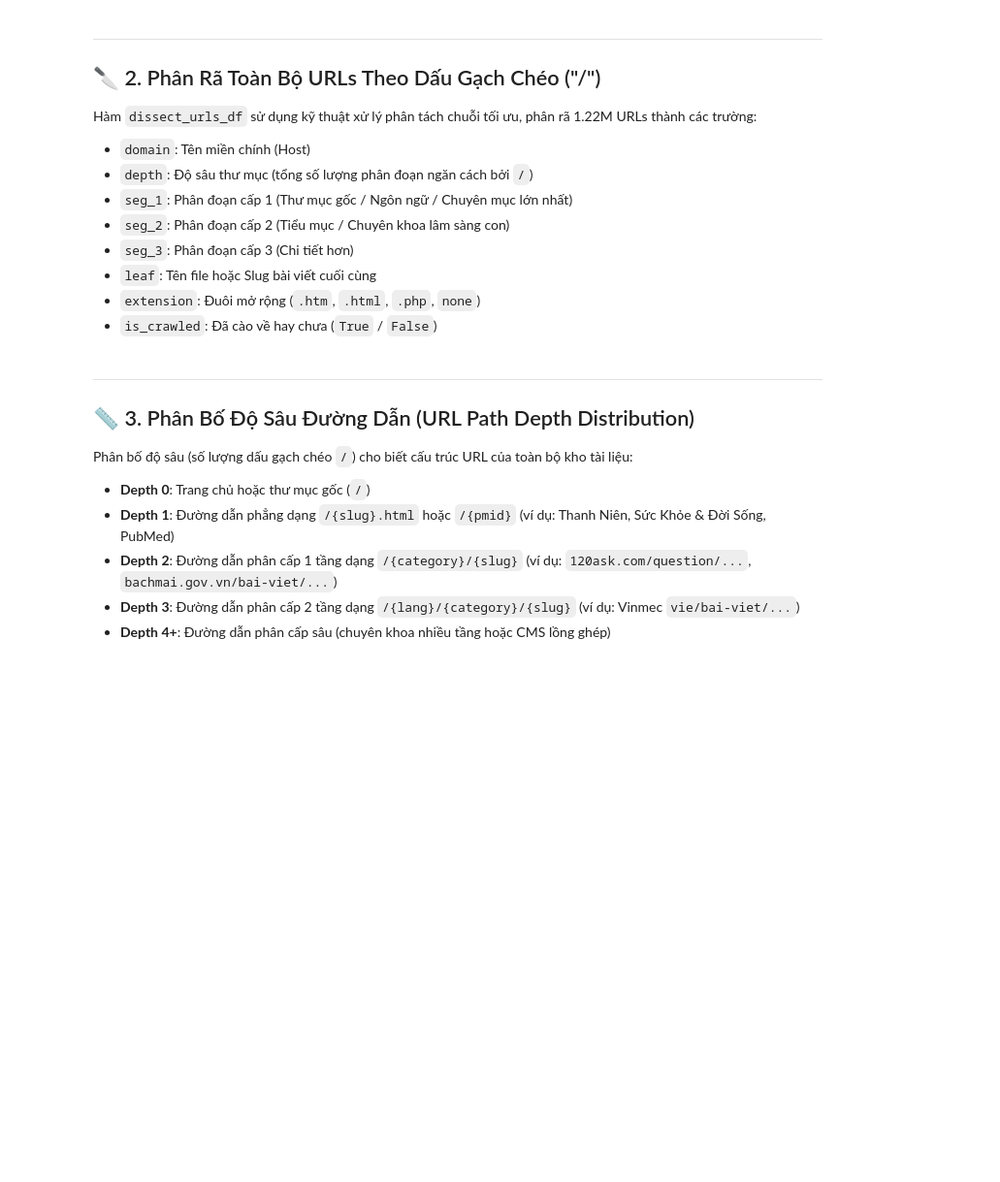
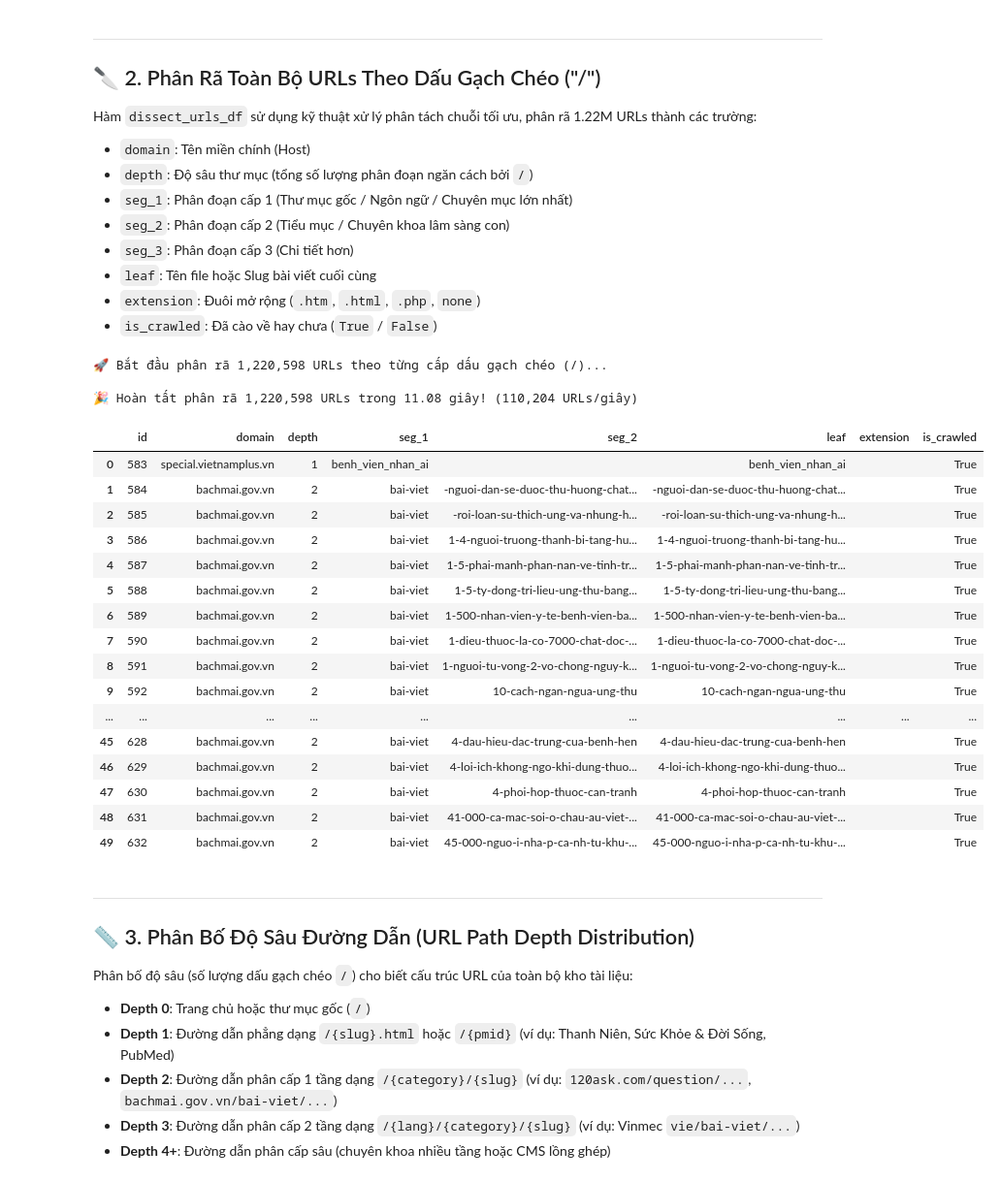
Before and after one commit to neiths/med-doc-retrieval, a Jupyter notebook: notebooks/12_url_hierarchy_and_segment_analyzer.ipynb, the cells around one changed output. Shown at 97% size. Saved outputs shown, nothing was run; the diff lists cells and outputs as text; code cells hidden in the pictures; blank space fills up the shorter version.

```diff
--- a/notebooks/12_url_hierarchy_and_segment_analyzer.ipynb
+++ b/notebooks/12_url_hierarchy_and_segment_analyzer.ipynb
@@ -95,24 +104,45 @@ Hàm `dissect_urls_df` sử dụng kỹ thuật xử lý phân tách chuỗi t
 # %%
 import time
 from src.crawler.url_parser import dissect_urls_df
 
 print(f"🚀 Bắt đầu phân rã {len(urls_df):,} URLs theo từng cấp dấu gạch chéo (/)...\n")
 t0 = time.time()
 
 # Phân rã toàn bộ URLs
 dissected_df = dissect_urls_df(
     urls_or_df=urls_df,
     id_col="id",
     url_col="url",
     scraped_ids=scraped_set,
 )
 elapsed = time.time() - t0
 
 print(f"🎉 Hoàn tất phân rã {len(dissected_df):,} URLs trong {elapsed:.2f} giây! ({len(dissected_df)/elapsed:,.0f} URLs/giây)")
 
 # Hiển thị 10 dòng mẫu sau khi bóc tách
 cols_to_show = ["id", "domain", "depth", "seg_1", "seg_2", "leaf", "extension", "is_crawled"]
-display(dissected_df[cols_to_show].head(10))
+display(dissected_df[cols_to_show].head(50))
+# %% [output]
+🚀 Bắt đầu phân rã 1,220,598 URLs theo từng cấp dấu gạch chéo (/)...
+
+🎉 Hoàn tất phân rã 1,220,598 URLs trong 11.08 giây! (110,204 URLs/giây)
+|  | id | domain | depth | seg_1 | seg_2 | leaf | extension | is_crawled |
+| 0 | 583 | special.vietnamplus.vn | 1 | benh_vien_nhan_ai |  | benh_vien_nhan_ai |  | True |
+| 1 | 584 | bachmai.gov.vn | 2 | bai-viet | -nguoi-dan-se-duoc-thu-huong-chat... | -nguoi-dan-se-duoc-thu-huong-chat... |  | True |
+| 2 | 585 | bachmai.gov.vn | 2 | bai-viet | -roi-loan-su-thich-ung-va-nhung-h... | -roi-loan-su-thich-ung-va-nhung-h... |  | True |
+| 3 | 586 | bachmai.gov.vn | 2 | bai-viet | 1-4-nguoi-truong-thanh-bi-tang-hu... | 1-4-nguoi-truong-thanh-bi-tang-hu... |  | True |
+| 4 | 587 | bachmai.gov.vn | 2 | bai-viet | 1-5-phai-manh-phan-nan-ve-tinh-tr... | 1-5-phai-manh-phan-nan-ve-tinh-tr... |  | True |
+| 5 | 588 | bachmai.gov.vn | 2 | bai-viet | 1-5-ty-dong-tri-lieu-ung-thu-bang... | 1-5-ty-dong-tri-lieu-ung-thu-bang... |  | True |
+| 6 | 589 | bachmai.gov.vn | 2 | bai-viet | 1-500-nhan-vien-y-te-benh-vien-ba... | 1-500-nhan-vien-y-te-benh-vien-ba... |  | True |
+| 7 | 590 | bachmai.gov.vn | 2 | bai-viet | 1-dieu-thuoc-la-co-7000-chat-doc-... | 1-dieu-thuoc-la-co-7000-chat-doc-... |  | True |
+| 8 | 591 | bachmai.gov.vn | 2 | bai-viet | 1-nguoi-tu-vong-2-vo-chong-nguy-k... | 1-nguoi-tu-vong-2-vo-chong-nguy-k... |  | True |
+| 9 | 592 | bachmai.gov.vn | 2 | bai-viet | 10-cach-ngan-ngua-ung-thu | 10-cach-ngan-ngua-ung-thu |  | True |
+| ... | ... | ... | ... | ... | ... | ... | ... | ... |
+| 45 | 628 | bachmai.gov.vn | 2 | bai-viet | 4-dau-hieu-dac-trung-cua-benh-hen | 4-dau-hieu-dac-trung-cua-benh-hen |  | True |
+| 46 | 629 | bachmai.gov.vn | 2 | bai-viet | 4-loi-ich-khong-ngo-khi-dung-thuo... | 4-loi-ich-khong-ngo-khi-dung-thuo... |  | True |
+| 47 | 630 | bachmai.gov.vn | 2 | bai-viet | 4-phoi-hop-thuoc-can-tranh | 4-phoi-hop-thuoc-can-tranh |  | True |
+| 48 | 631 | bachmai.gov.vn | 2 | bai-viet | 41-000-ca-mac-soi-o-chau-au-viet-... | 41-000-ca-mac-soi-o-chau-au-viet-... |  | True |
+| 49 | 632 | bachmai.gov.vn | 2 | bai-viet | 45-000-nguo-i-nha-p-ca-nh-tu-khu-... | 45-000-nguo-i-nha-p-ca-nh-tu-khu-... |  | True |
 # %% [markdown]
 ---
 ## 📏 3. Phân Bố Độ Sâu Đường Dẫn (URL Path Depth Distribution)
```
Also changed, not shown: parts of 8 cells of this notebook, 2 other files.
